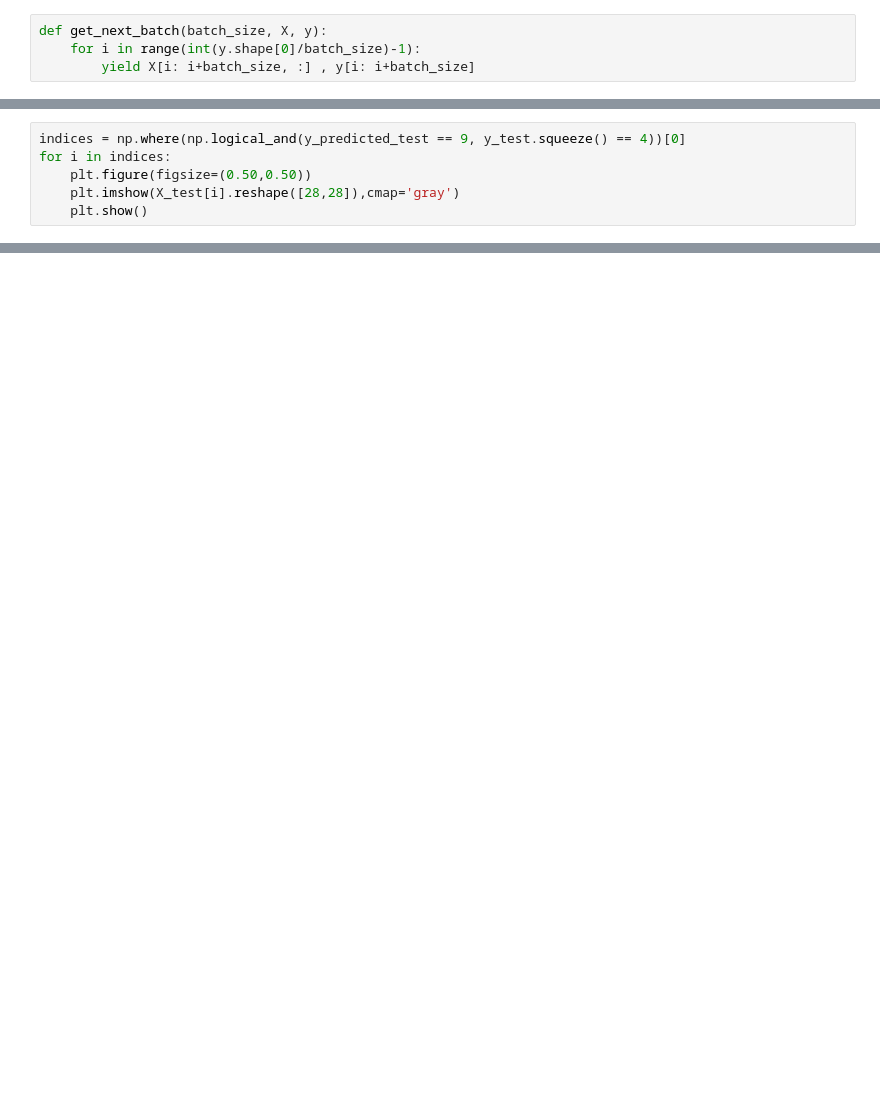
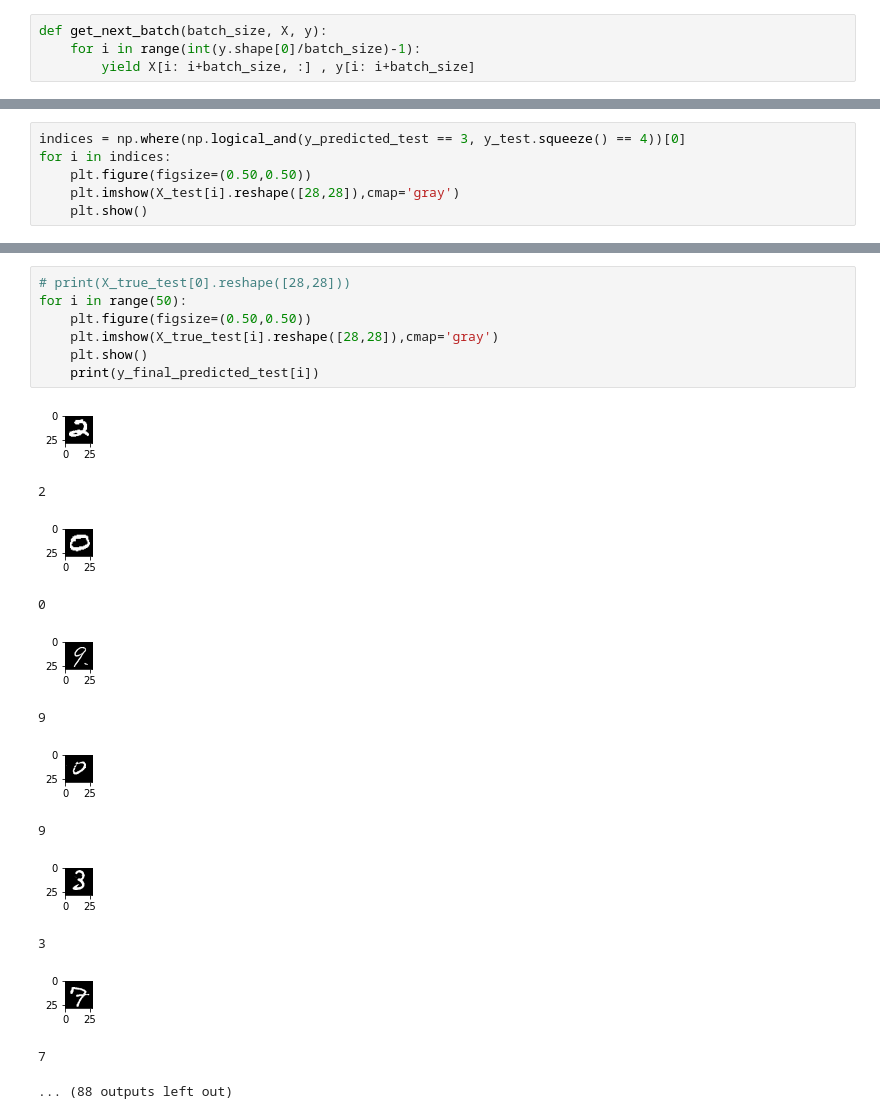
Before and after one commit to SafwanAhmad/KaggleMNSIT, a Jupyter notebook: mnist.ipynb, the cells around one changed output, grey strips where cells are left out. Cells and saved outputs as stored; diff of their text form; blank space fills up the shorter version.

```diff
--- a/mnist.ipynb
+++ b/mnist.ipynb
@@ -207,5 +230,5 @@ array([[1240,    0,    1,    1,    0,    2,    6,    0,   11,    2],
 # %%
-indices = np.where(np.logical_and(y_predicted_test == 9, y_test.squeeze() == 4))[0]
+indices = np.where(np.logical_and(y_predicted_test == 3, y_test.squeeze() == 4))[0]
 for i in indices:
     plt.figure(figsize=(0.50,0.50))
     plt.imshow(X_test[i].reshape([28,28]),cmap='gray')
@@ -226,0 +275,21 @@ for i in indices:
+# %%
+# print(X_true_test[0].reshape([28,28]))
+for i in range(50):
+    plt.figure(figsize=(0.50,0.50))
+    plt.imshow(X_true_test[i].reshape([28,28]),cmap='gray')
+    plt.show()
+    print(y_final_predicted_test[i])
+# %% [output]
+[figure, added]
+2
+[figure, added]
+0
+[figure, added]
+9
+[figure, added]
+9
+[figure, added]
+3
+[figure, added]
+7
+... (88 outputs left out)
```
Also changed, not shown: parts of 13 cells of this notebook.
